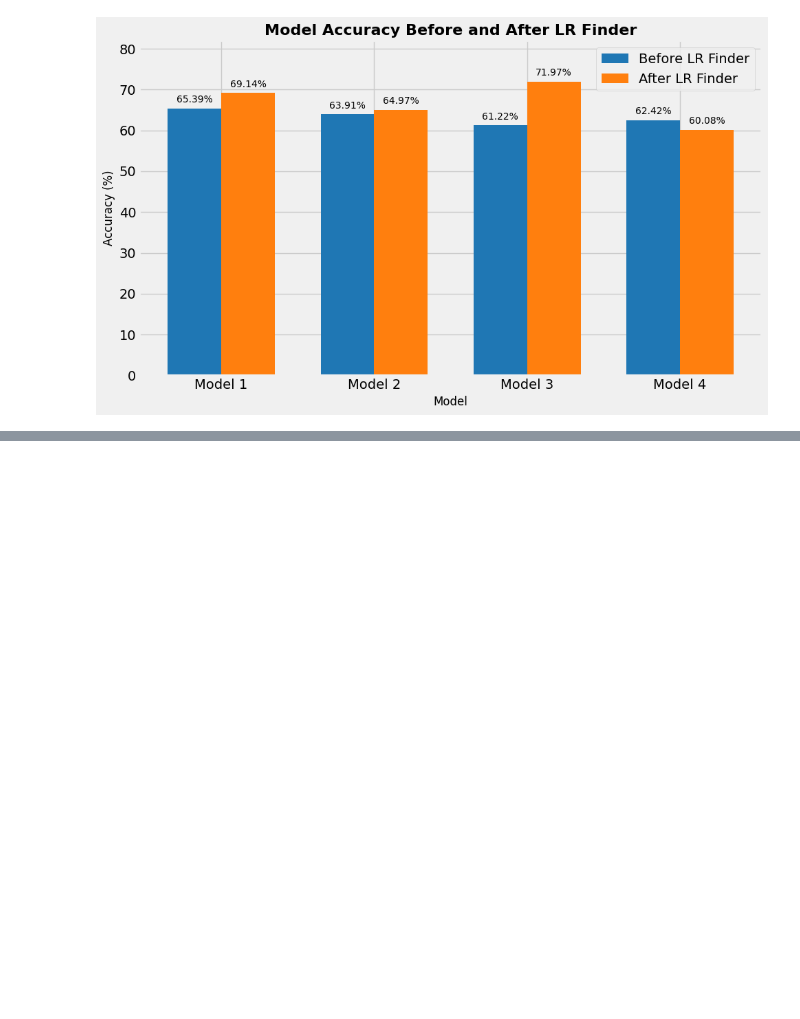
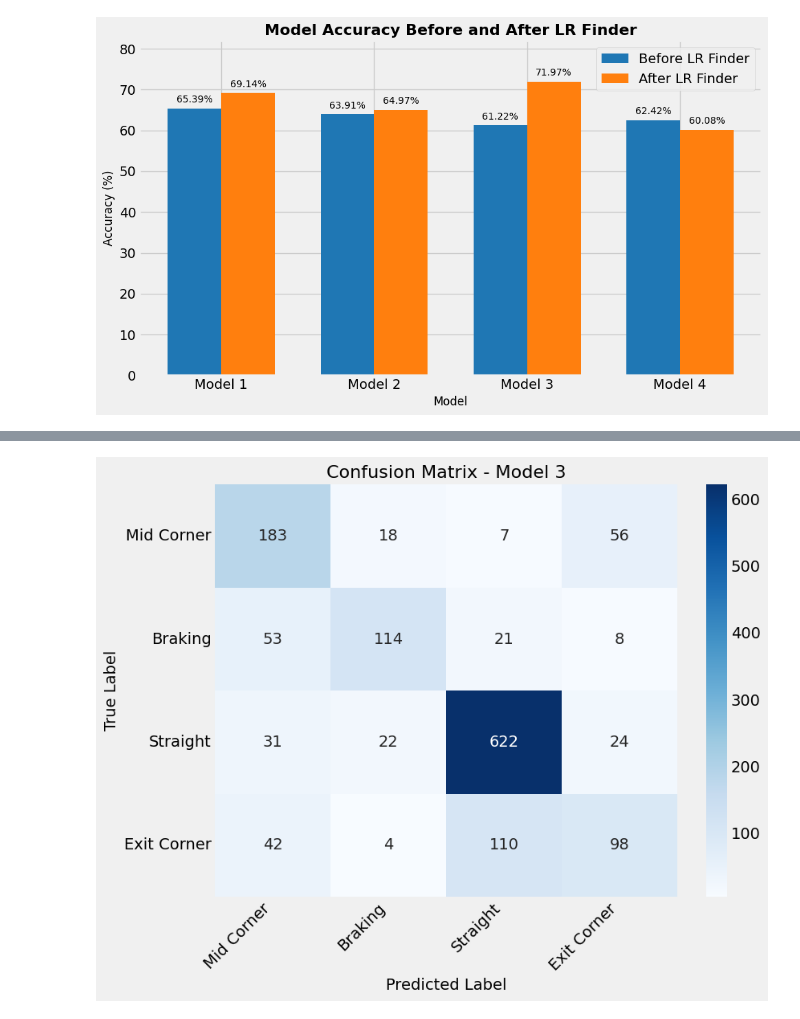
Before and after one commit to TomazFilgueira/UFRN-ML-2025-1-AutoParts_Classification, a Jupyter notebook: Iracing_classification.ipynb, the cells around one changed output, grey strips where cells are left out. Drawn from its saved outputs; the diff is of its cells as text; code cells hidden in the pictures; blank space fills up the shorter version.

```diff
--- a/Iracing_classification.ipynb
+++ b/Iracing_classification.ipynb
@@ -2269,0 +2311,19 @@ plt.show()
+# %%
+cm = confusion_matrix(all_labels3, all_preds3)
+english_labels = ['Mid Corner', 'Braking', 'Straight', 'Exit Corner']
+
+plt.figure(figsize=(9, 7))
+sns.heatmap(cm, annot=True, fmt='d', cmap='Blues',
+            xticklabels=english_labels,
+            yticklabels=english_labels,
+            annot_kws={"size": 14})
+
+plt.title('Confusion Matrix - Model 3', fontsize=16)
+plt.xlabel('Predicted Label', fontsize=14)
+plt.ylabel('True Label', fontsize=14)
+plt.xticks(rotation=45, ha='right')
+plt.yticks(rotation=0)
+plt.tight_layout()
+plt.show()
+# %% [output]
+[figure, added]
```
Also changed, not shown: parts of 1 cell of this notebook, 1 other file.
